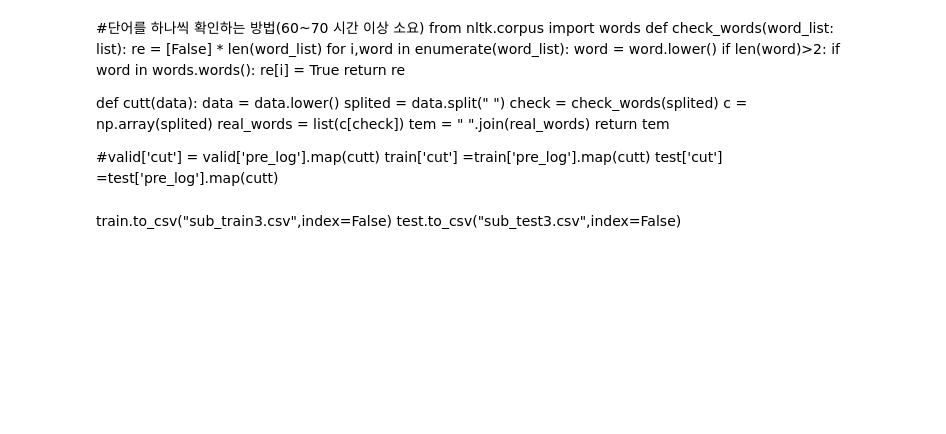
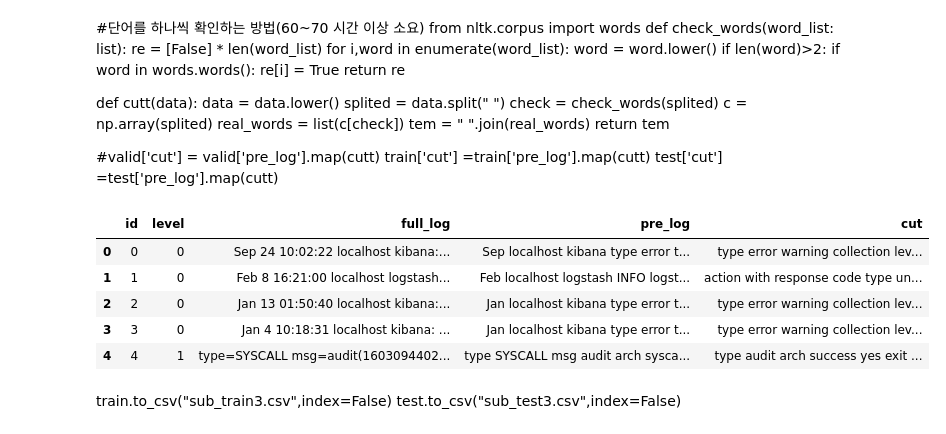
Before and after one commit to sbbwoy/CodeStudy, a Jupyter notebook: 이상치탐지_DACON_보안_위험도_예측_AI_1위.ipynb, the cells around one changed output. Cells and saved outputs as stored; diff of their text form; code cells hidden in the pictures; blank space fills up the shorter version.

```diff
--- a/이상치탐지_DACON_보안_위험도_예측_AI_1위.ipynb
+++ b/이상치탐지_DACON_보안_위험도_예측_AI_1위.ipynb
@@ -286,6 +286,15 @@ def cutt_test(data):
 # %%
 train['cut'] = train['pre_log'].map(cutt_train)
 test['cut'] = test['pre_log'].map(cutt_test)
+# %%
+train.head()
+# %% [output]
+|  | id | level | full_log | pre_log | cut |
+| 0 | 0 | 0 | Sep 24 10:02:22 localhost kibana:... | Sep localhost kibana type error t... | type error warning collection lev... |
+| 1 | 1 | 0 | Feb 8 16:21:00 localhost logstash... | Feb localhost logstash INFO logst... | action with response code type un... |
+| 2 | 2 | 0 | Jan 13 01:50:40 localhost kibana:... | Jan localhost kibana type error t... | type error warning collection lev... |
+| 3 | 3 | 0 | Jan 4 10:18:31 localhost kibana: ... | Jan localhost kibana type error t... | type error warning collection lev... |
+| 4 | 4 | 1 | type=SYSCALL msg=audit(1603094402... | type SYSCALL msg audit arch sysca... | type audit arch success yes exit ... |
 # %%
 del train['full_log']
 del test['full_log']
```
Also changed, not shown: parts of 2 cells of this notebook.
